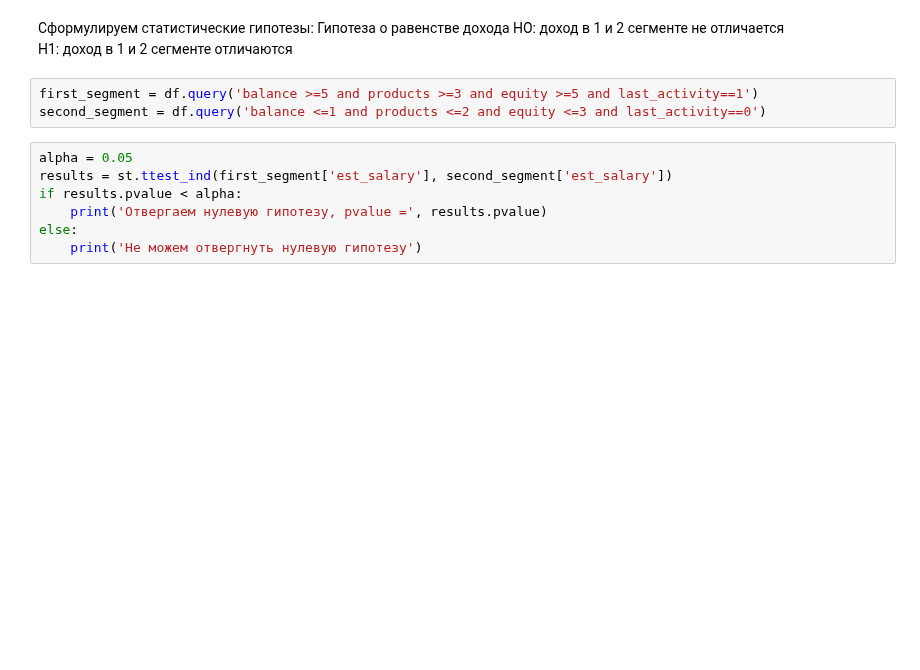
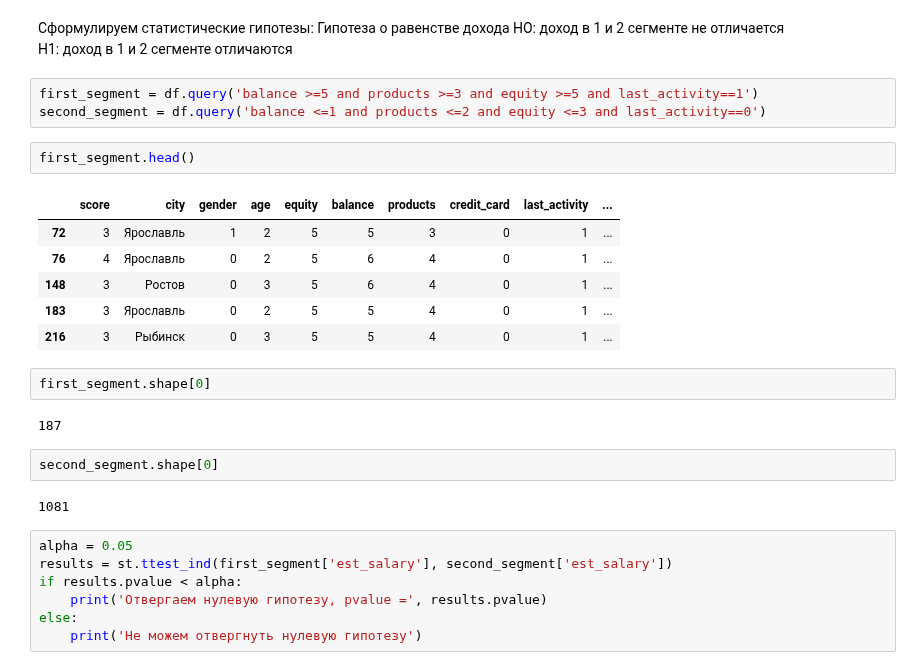
Before and after one commit to kbzunder/Yandex_Practicum_Projects, a Jupyter notebook: Data_Analytics/Final_Project/banks_1.ipynb, the cells around one changed output. Cells and saved outputs as stored; diff of their text form; blank space fills up the shorter version.

```diff
--- a/Data_Analytics/Final_Project/banks_1.ipynb
+++ b/Data_Analytics/Final_Project/banks_1.ipynb
@@ -748,6 +769,23 @@ H1: доход в 1 и 2 сегменте отличаются
 # %%
 first_segment = df.query('balance >=5 and products >=3 and equity >=5 and last_activity==1')
 second_segment = df.query('balance <=1 and products <=2 and equity <=3 and last_activity==0')
+# %%
+first_segment.head()
+# %% [output]
+|  | score | city | gender | age | equity | balance | products | credit_card | last_activity | ... |
+| 72 | 3 | Ярославль | 1 | 2 | 5 | 5 | 3 | 0 | 1 | ... |
+| 76 | 4 | Ярославль | 0 | 2 | 5 | 6 | 4 | 0 | 1 | ... |
+| 148 | 3 | Ростов | 0 | 3 | 5 | 6 | 4 | 0 | 1 | ... |
+| 183 | 3 | Ярославль | 0 | 2 | 5 | 5 | 4 | 0 | 1 | ... |
+| 216 | 3 | Рыбинск | 0 | 3 | 5 | 5 | 4 | 0 | 1 | ... |
+# %%
+first_segment.shape[0]
+# %% [output]
+187
+# %%
+second_segment.shape[0]
+# %% [output]
+1081
 # %%
 alpha = 0.05
 results = st.ttest_ind(first_segment['est_salary'], second_segment['est_salary'])
```
Also changed, not shown: parts of 7 cells of this notebook, 2 other files.
